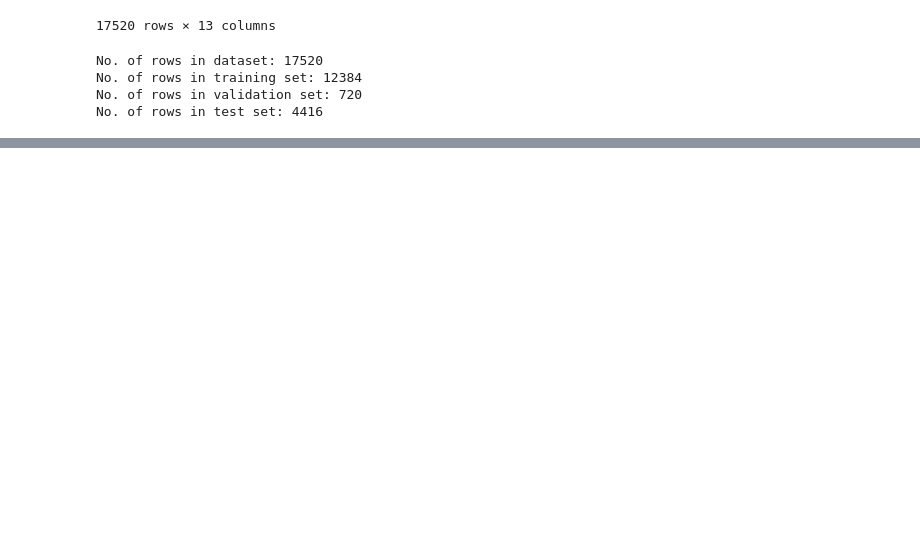
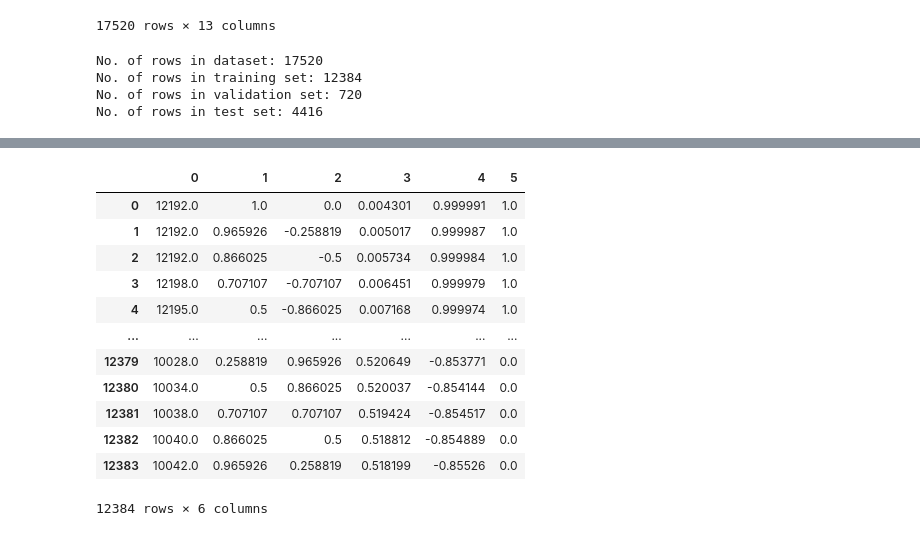
Before and after one commit to linusrd/GhostPostCC, a Jupyter notebook: 03_preprocess_electricity.ipynb, the cells around one changed output, grey strips where cells are left out. Cells and saved outputs as stored; diff of their text form; code cells hidden in the pictures; blank space fills up the shorter version.

```diff
--- a/03_preprocess_electricity.ipynb
+++ b/03_preprocess_electricity.ipynb
@@ -222,13 +342,13 @@ dataset
 17520 rows × 13 columns
 # %%
 trainData, valData, testData, fullTrainData = utility.splitDataset(dataset.values, NUM_TEST_DAYS, NUM_VAL_DAYS)
-# trainDates = dateTime[: -(NUM_TEST_DAYS*24)]
-# fullTrainDates = np.copy(trainDates)
-# trainDates, validationDates = trainDates[: -(NUM_VAL_DAYS*24)], trainDates[-(NUM_VAL_DAYS*24):]
-# testDates = dateTime[-(NUM_TEST_DAYS*24):]
-# trainData = trainData[:, SOURCE_COL: SOURCE_COL+NUM_FEATURES]
-# valData = valData[:, SOURCE_COL: SOURCE_COL+NUM_FEATURES]
-# testData = testData[:, SOURCE_COL: SOURCE_COL+NUM_FEATURES]
+trainDates = dateTime[: -(NUM_TEST_DAYS*24)]
+fullTrainDates = np.copy(trainDates)
+trainDates, validationDates = trainDates[: -(NUM_VAL_DAYS*24)], trainDates[-(NUM_VAL_DAYS*24):]
+testDates = dateTime[-(NUM_TEST_DAYS*24):]
+trainData = trainData[:, SOURCE_COL: SOURCE_COL+NUM_FEATURES]
+valData = valData[:, SOURCE_COL: SOURCE_COL+NUM_FEATURES]
+testData = testData[:, SOURCE_COL: SOURCE_COL+NUM_FEATURES]
 # %% [output]
 No. of rows in dataset: 17520
 No. of rows in training set: 12384
@@ -247,0 +357,16 @@ array([[0, '2022-01-01 01:00:00', 25663.0, ..., 569.0, 13584.0, 470.0],
+# %%
+pd.DataFrame(trainData)
+# %% [output]
+|  | 0 | 1 | 2 | 3 | 4 | 5 |
+| 0 | 12192.0 | 1.0 | 0.0 | 0.004301 | 0.999991 | 1.0 |
+| 1 | 12192.0 | 0.965926 | -0.258819 | 0.005017 | 0.999987 | 1.0 |
+| 2 | 12192.0 | 0.866025 | -0.5 | 0.005734 | 0.999984 | 1.0 |
+| 3 | 12198.0 | 0.707107 | -0.707107 | 0.006451 | 0.999979 | 1.0 |
+| 4 | 12195.0 | 0.5 | -0.866025 | 0.007168 | 0.999974 | 1.0 |
+| ... | ... | ... | ... | ... | ... | ... |
+| 12379 | 10028.0 | 0.258819 | 0.965926 | 0.520649 | -0.853771 | 0.0 |
+| 12380 | 10034.0 | 0.5 | 0.866025 | 0.520037 | -0.854144 | 0.0 |
+| 12381 | 10038.0 | 0.707107 | 0.707107 | 0.519424 | -0.854517 | 0.0 |
+| 12382 | 10040.0 | 0.866025 | 0.5 | 0.518812 | -0.854889 | 0.0 |
+| 12383 | 10042.0 | 0.965926 | 0.258819 | 0.518199 | -0.85526 | 0.0 |
+12384 rows × 6 columns
```
Also changed, not shown: parts of 16 cells of this notebook, 8 other files.
